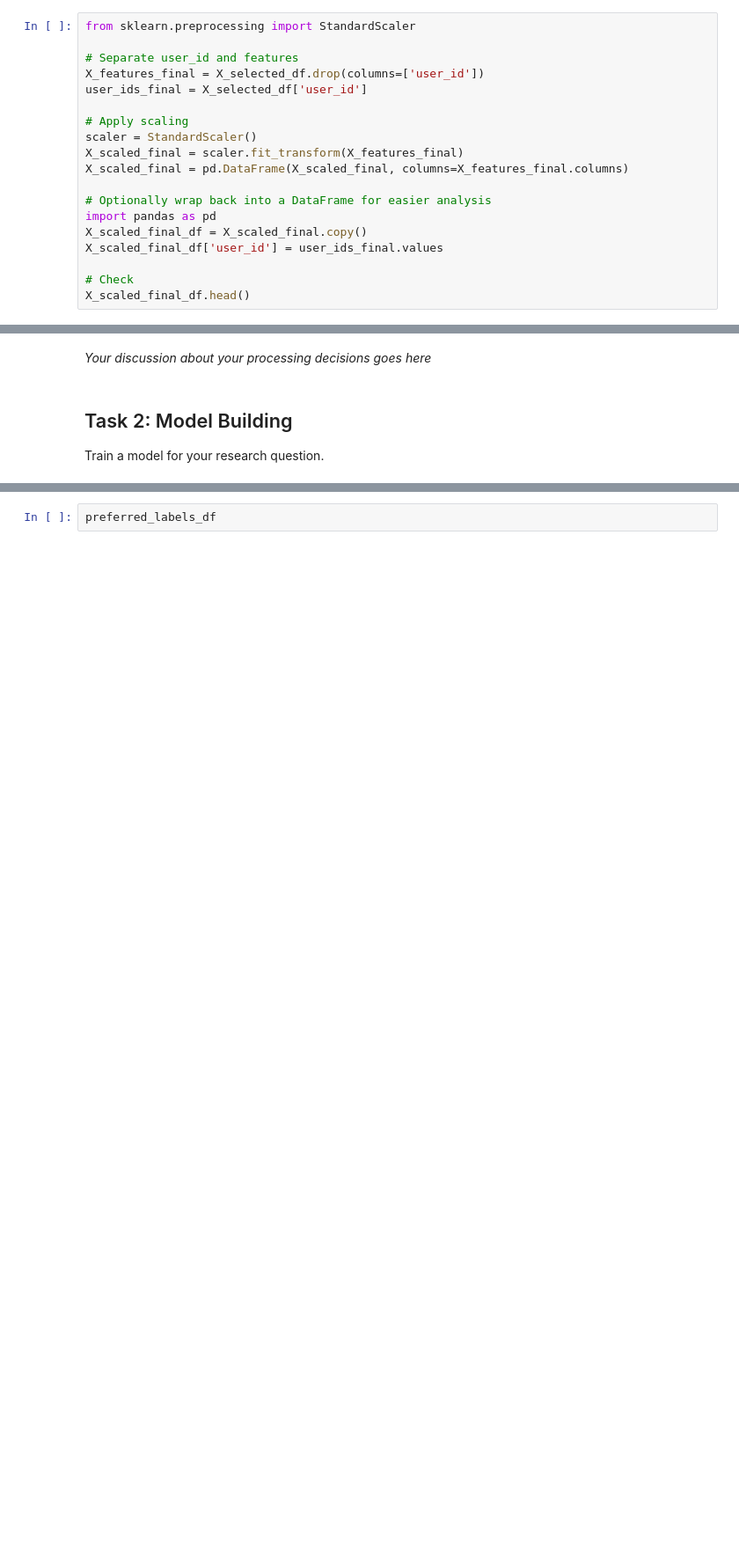
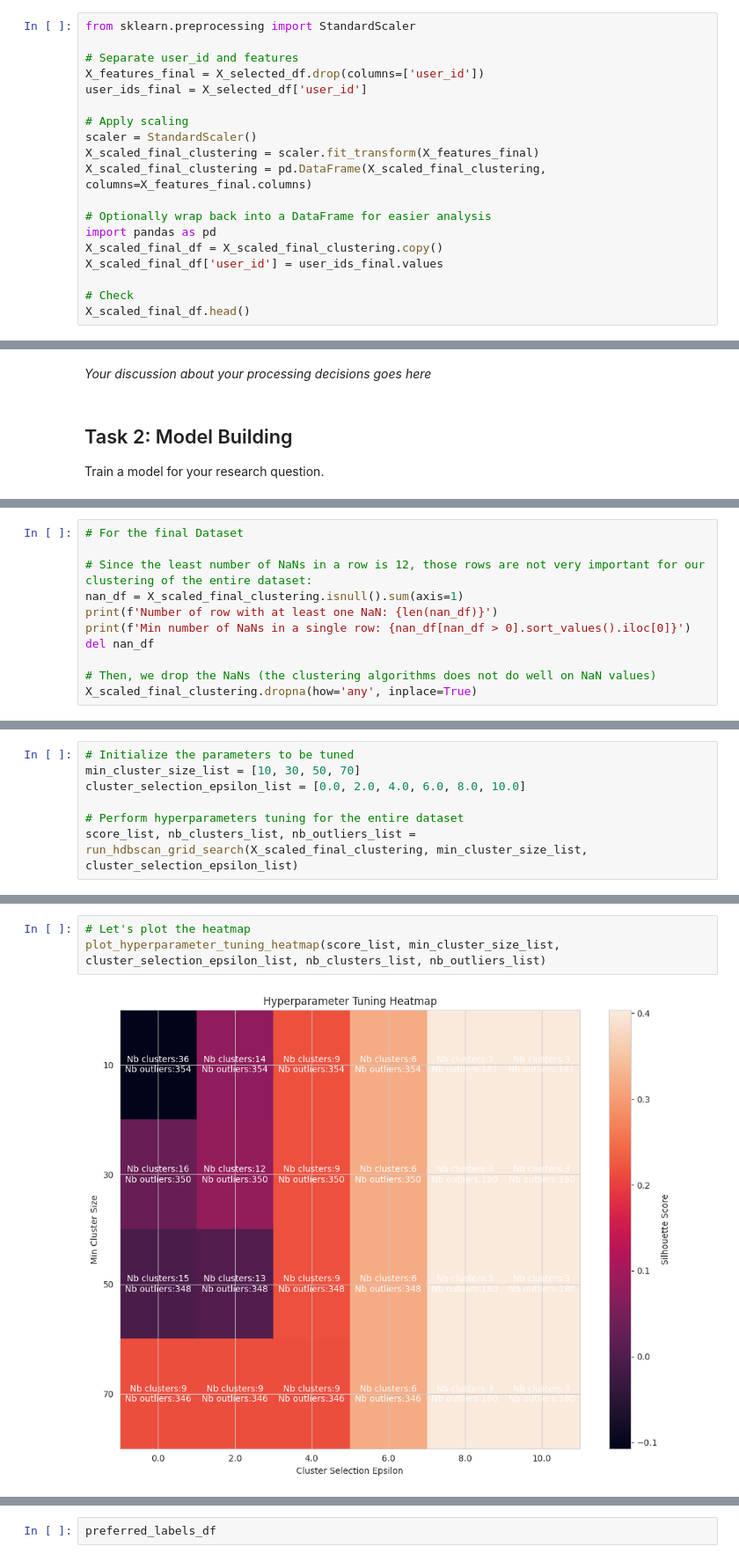
Before and after one commit to linou12/DataWhisperers, a Jupyter notebook: m4_DataWhisperers.ipynb, the cells around one changed output, grey strips where cells are left out. Shown at 88% size. Saved outputs shown, nothing was run; the diff lists cells and outputs as text; blank space fills up the shorter version.

Commit message:
Advancing clustering

```diff
--- a/m4_DataWhisperers.ipynb
+++ b/m4_DataWhisperers.ipynb
@@ -870,12 +822,12 @@ user_ids_final = X_selected_df['user_id']
 
 # Apply scaling
 scaler = StandardScaler()
-X_scaled_final = scaler.fit_transform(X_features_final)
-X_scaled_final = pd.DataFrame(X_scaled_final, columns=X_features_final.columns)
+X_scaled_final_clustering = scaler.fit_transform(X_features_final)
+X_scaled_final_clustering = pd.DataFrame(X_scaled_final_clustering, columns=X_features_final.columns)
 
 # Optionally wrap back into a DataFrame for easier analysis
 import pandas as pd
-X_scaled_final_df = X_scaled_final.copy()
+X_scaled_final_df = X_scaled_final_clustering.copy()
 X_scaled_final_df['user_id'] = user_ids_final.values
 
 # Check
@@ -973,0 +926,11 @@ Series([], dtype: int64)
+# %%
+# For the final Dataset
+
+# Since the least number of NaNs in a row is 12, those rows are not very important for our clustering of the entire dataset:
+nan_df = X_scaled_final_clustering.isnull().sum(axis=1)
+print(f'Number of row with at least one NaN: {len(nan_df)}')
+print(f'Min number of NaNs in a single row: {nan_df[nan_df > 0].sort_values().iloc[0]}')
+del nan_df
+
+# Then, we drop the NaNs (the clustering algorithms does not do well on NaN values)
+X_scaled_final_clustering.dropna(how='any', inplace=True)
@@ -1042,0 +1000,7 @@ X_scaled_final.groupby('labels').mean()
+# %%
+# Initialize the parameters to be tuned
+min_cluster_size_list = [10, 30, 50, 70]
+cluster_selection_epsilon_list = [0.0, 2.0, 4.0, 6.0, 8.0, 10.0]
+
+# Perform hyperparameters tuning for the entire dataset
+score_list, nb_clusters_list, nb_outliers_list = run_hdbscan_grid_search(X_scaled_final_clustering, min_cluster_size_list, cluster_selection_epsilon_list)
@@ -1042,0 +1060,5 @@ X_scaled_final.groupby('labels').mean()
+# %%
+# Let's plot the heatmap
+plot_hyperparameter_tuning_heatmap(score_list, min_cluster_size_list, cluster_selection_epsilon_list, nb_clusters_list, nb_outliers_list)
+# %% [output]
+[figure, added]
```
Also changed, not shown: parts of 52 cells of this notebook, 2 other files.
